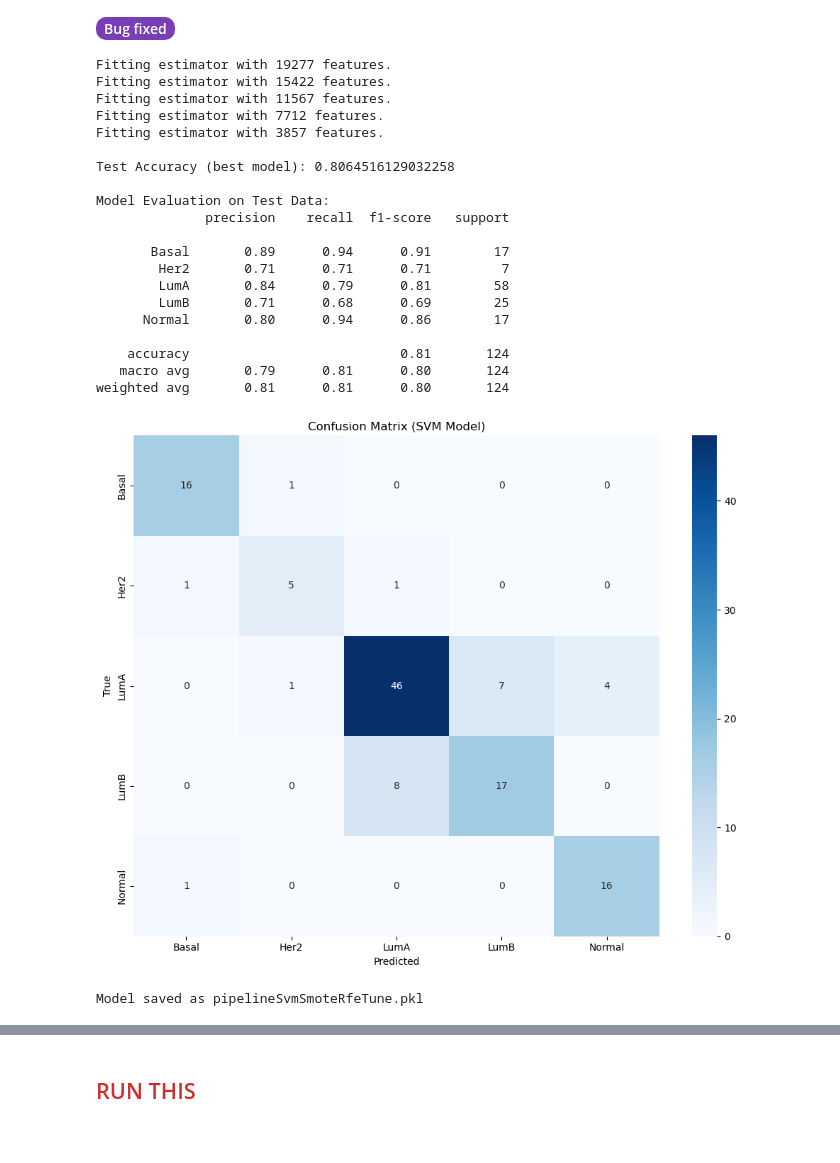
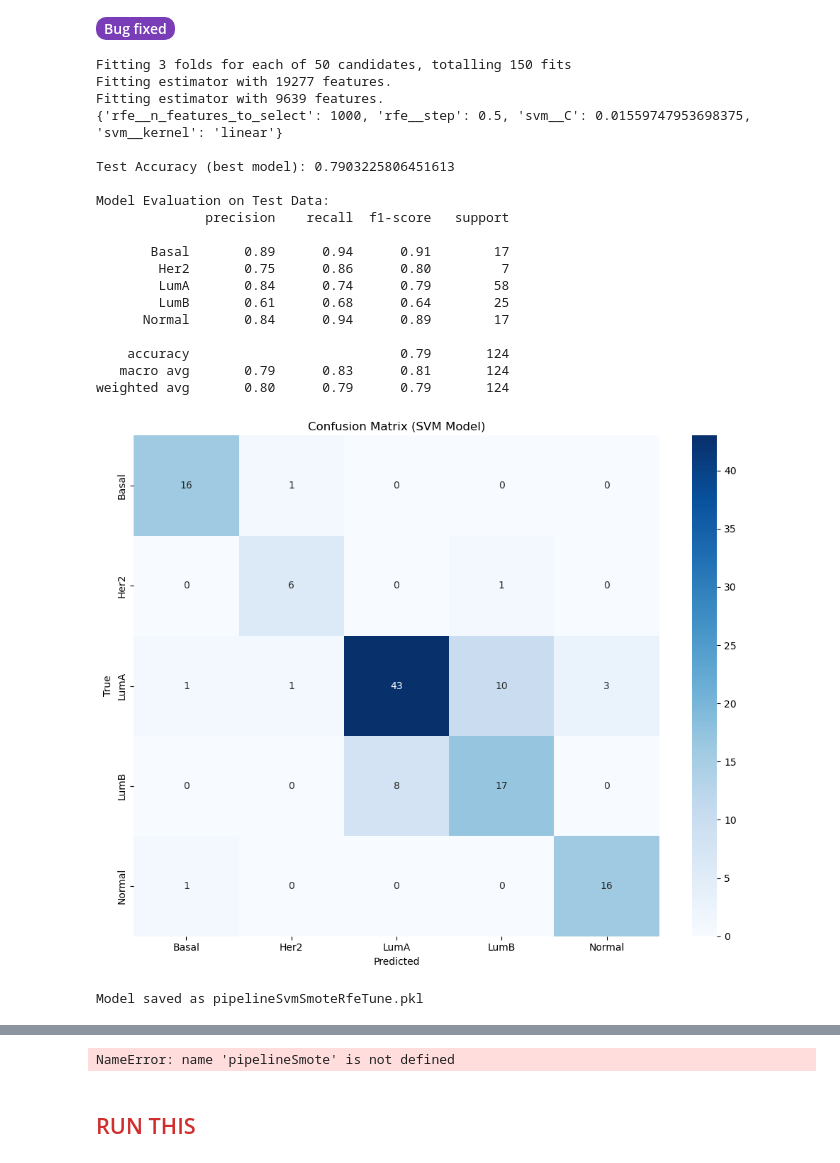
Before and after one commit to Alvinator24/BioinfoThesis, a Jupyter notebook: SVM/MAIN_SVM_NOTEBOOK.ipynb, the cells around one changed output, grey strips where cells are left out. Drawn from its saved outputs; the diff is of its cells as text; code cells hidden in the pictures.

Commit message:
completed normal dataset results

```diff
--- a/SVM/MAIN_SVM_NOTEBOOK.ipynb
+++ b/SVM/MAIN_SVM_NOTEBOOK.ipynb
@@ -1246,7 +1248,7 @@ rand = RandomizedSearchCV(
     n_iter=50,
     scoring='f1_weighted',
     cv=3,
-    n_jobs=-3,
+    n_jobs=12,
     verbose=3,
     random_state=42
 )
@@ -1530,76 +1558,43 @@ classes = pipelineSvmSmoteRfeTune.named_steps['svm'].classes_
 y_test_bin = label_binarize(y_test, classes=classes)
 
 # 3. Get predicted probabilities for each class
 y_proba = pipelineSvmSmoteRfeTune.predict_proba(X_test)
 
 # 4. Plot PR curve per class
 plt.figure(figsize=(9, 7))
 
 for i, cls in enumerate(classes):
     precision, recall, _ = precision_recall_curve(y_test_bin[:, i], y_proba[:, i])
     auc_pr = auc(recall, precision)
     plt.plot(recall, precision, linewidth=2, label=f"{cls} (AUC={auc_pr:.3f})")
 
 plt.xlabel("Recall")
 plt.ylabel("Precision")
 plt.title("Precision–Recall Curves - SMOTE — Tuning - RFE")
 plt.legend()
 plt.grid(True)
 plt.tight_layout()
 plt.savefig("precision_recall_curve_SMOTE_Tuning_RFE.png", dpi=300)
 plt.show()
-
-# -------------------------------
-# 5. Precision–Recall Curves (multiclass)
-# -------------------------------
-classes = pipelineSmote.named_steps['svm'].classes_
-
-# Binarize true labels
-y_test_bin = label_binarize(y_test, classes=classes)
-
-# Predicted probabilities
-y_proba = pipelineSmote.predict_proba(X_test)
-
-plt.figure(figsize=(9, 7))
-auc_list = []
-
-for i, cls in enumerate(classes):
-    precision, recall, _ = precision_recall_curve(y_test_bin[:, i], y_proba[:, i])
-    auc_pr = auc(recall, precision)
-    auc_list.append(auc_pr)
-    plt.plot(recall, precision, linewidth=2, label=f"{cls} (AUC={auc_pr:.3f})")
-
-macro_auc = sum(auc_list) / len(auc_list)
-print(f"\nNorway Test Macro-Average AUC-PR (SMOTE + SVM Linear, Random Search): {macro_auc:.3f}")
-
-plt.xlabel("Recall")
-plt.ylabel("Precision")
-plt.title("Precision–Recall Curves — Norway Test Set (SMOTE + SVM Linear, Random Search)")
-plt.legend()
-plt.grid(True)
-plt.tight_layout()
-plt.savefig("PR_curve_SMOTE_RandomSearch.png", dpi=300)
-plt.show()
 # %% [output]
+Fitting 3 folds for each of 50 candidates, totalling 150 fits
 Fitting estimator with 19277 features.
-Fitting estimator with 15422 features.
-Fitting estimator with 11567 features.
-Fitting estimator with 7712 features.
-Fitting estimator with 3857 features.
+Fitting estimator with 9639 features.
+{'rfe__n_features_to_select': 1000, 'rfe__step': 0.5, 'svm__C': 0.01559747953698375, 'svm__kernel': 'linear'}
 
-Test Accuracy (best model): 0.8064516129032258
+Test Accuracy (best model): 0.7903225806451613
 
 Model Evaluation on Test Data:
               precision    recall  f1-score   support
 
        Basal       0.89      0.94      0.91        17
-        Her2       0.71      0.71      0.71         7
-        LumA       0.84      0.79      0.81        58
-        LumB       0.71      0.68      0.69        25
-      Normal       0.80      0.94      0.86        17
+        Her2       0.75      0.86      0.80         7
+        LumA       0.84      0.74      0.79        58
+        LumB       0.61      0.68      0.64        25
+      Normal       0.84      0.94      0.89        17
 
-    accuracy                           0.81       124
-   macro avg       0.79      0.81      0.80       124
-weighted avg       0.81      0.81      0.80       124
+    accuracy                           0.79       124
+   macro avg       0.79      0.83      0.81       124
+weighted avg       0.80      0.79      0.79       124
-[figure, old version]
+[figure, new version]
 Model saved as pipelineSvmSmoteRfeTune.pkl
@@ -1606,3 +1602,4 @@ Model saved as pipelineSvmSmoteRfeTune.pkl
+NameError: name 'pipelineSmote' is not defined
 # %% [markdown]
 ## <span style="color:#d12f2f;">RUN THIS</span>
 # %%
```
Also changed, not shown: parts of 6 cells of this notebook, 3 other files.
